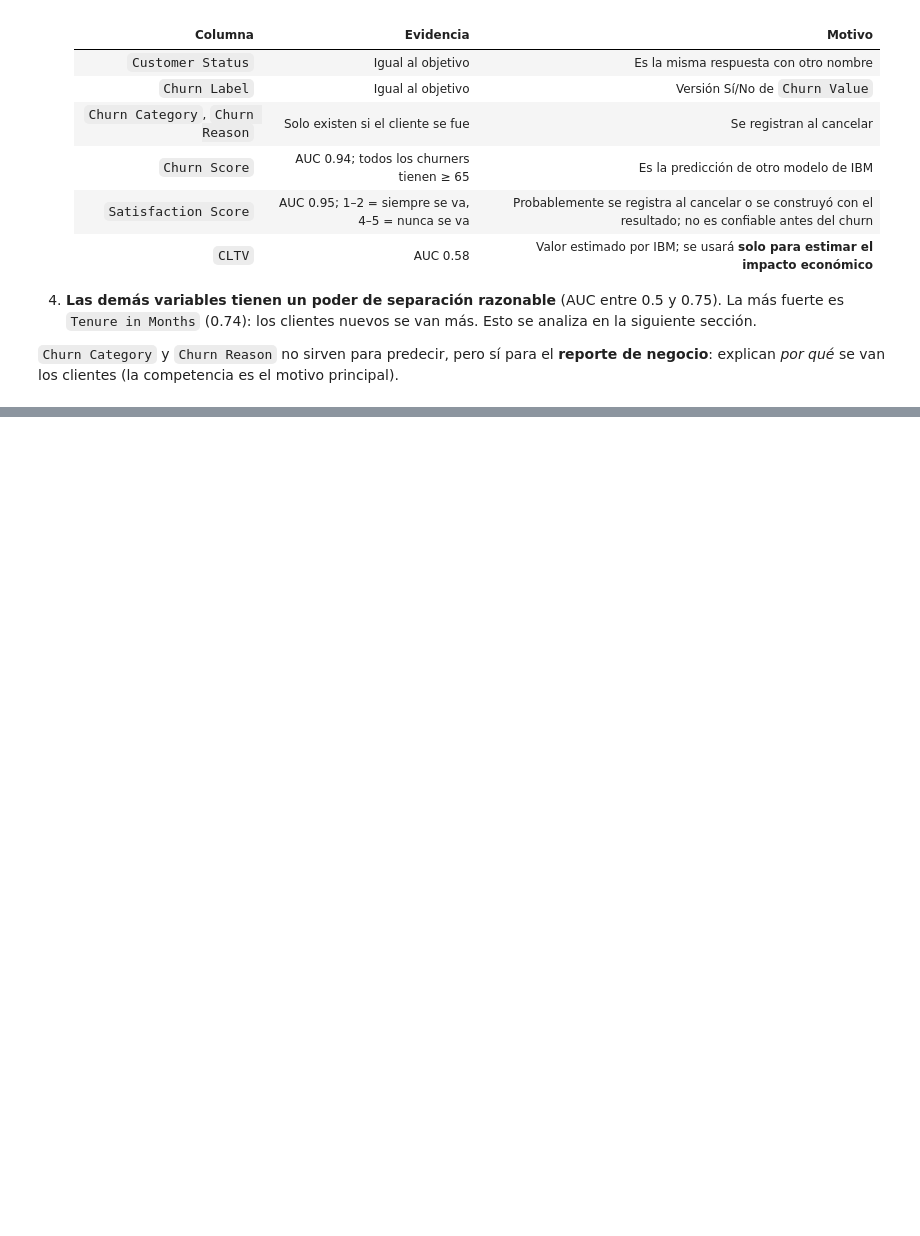
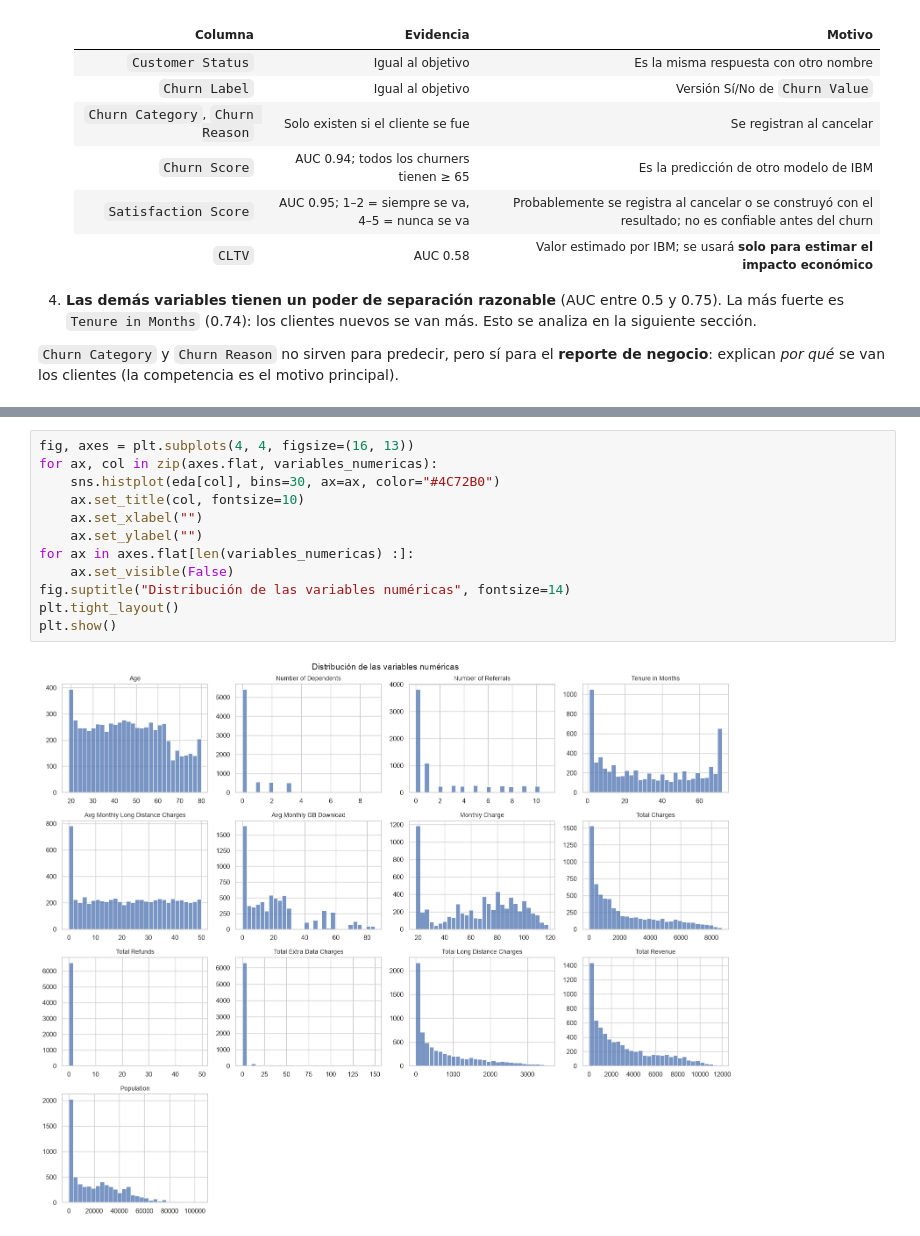
Before and after one commit to Antonio-3108/Proyecto-ML-for-Buisness, a Jupyter notebook: notebooks/01_exploracion.ipynb, the cells around one changed output, grey strips where cells are left out. Cells and saved outputs as stored; diff of their text form; blank space fills up the shorter version.

```diff
--- a/notebooks/01_exploracion.ipynb
+++ b/notebooks/01_exploracion.ipynb
@@ -824,0 +897,14 @@ es el motivo principal).
+# %%
+fig, axes = plt.subplots(4, 4, figsize=(16, 13))
+for ax, col in zip(axes.flat, variables_numericas):
+    sns.histplot(eda[col], bins=30, ax=ax, color="#4C72B0")
+    ax.set_title(col, fontsize=10)
+    ax.set_xlabel("")
+    ax.set_ylabel("")
+for ax in axes.flat[len(variables_numericas) :]:
+    ax.set_visible(False)
+fig.suptitle("Distribución de las variables numéricas", fontsize=14)
+plt.tight_layout()
+plt.show()
+# %% [output]
+[figure, added]
```
Also changed, not shown: parts of 18 cells of this notebook.
